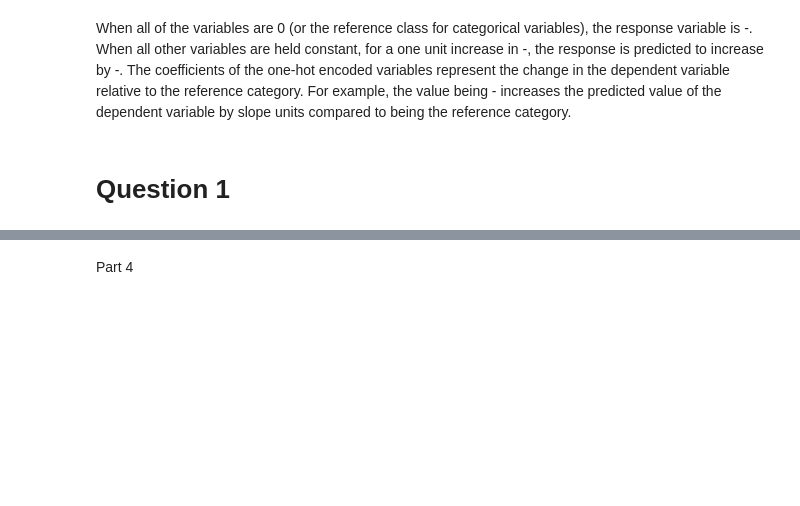
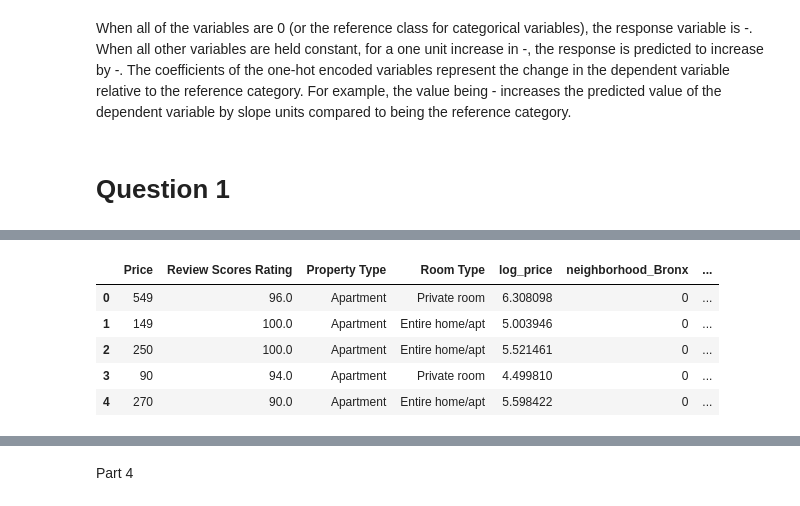
Before and after one commit to EllaThomasson/labs-ds3001, a Jupyter notebook: LinRegLab_EllaThomasson.ipynb, the cells around one changed output, grey strips where cells are left out. Cells and saved outputs as stored; diff of their text form; code cells hidden in the pictures; blank space fills up the shorter version.

```diff
--- a/LinRegLab_EllaThomasson.ipynb
+++ b/LinRegLab_EllaThomasson.ipynb
@@ -55,0 +115,13 @@ Part 3
+# %%
+one_hot_encoded = pd.get_dummies(df['Neighbourhood '], prefix='neighborhood', dtype='int')
+data = pd.concat([df, one_hot_encoded], axis=1)
+data.drop('Neighbourhood ', axis=1, inplace=True)
+# %%
+data.head(5)
+# %% [output]
+|  | Price | Review Scores Rating | Property Type | Room Type | log_price | neighborhood_Bronx | ... |
+| 0 | 549 | 96.0 | Apartment | Private room | 6.308098 | 0 | ... |
+| 1 | 149 | 100.0 | Apartment | Entire home/apt | 5.003946 | 0 | ... |
+| 2 | 250 | 100.0 | Apartment | Entire home/apt | 5.521461 | 0 | ... |
+| 3 | 90 | 94.0 | Apartment | Private room | 4.499810 | 0 | ... |
+| 4 | 270 | 90.0 | Apartment | Entire home/apt | 5.598422 | 0 | ... |
```
Also changed, not shown: parts of 34 cells of this notebook.
